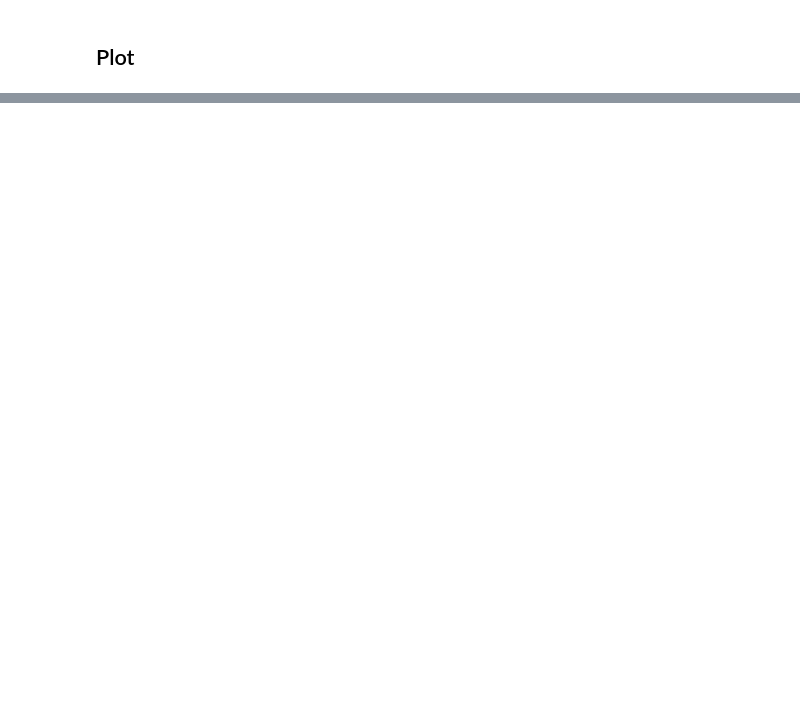
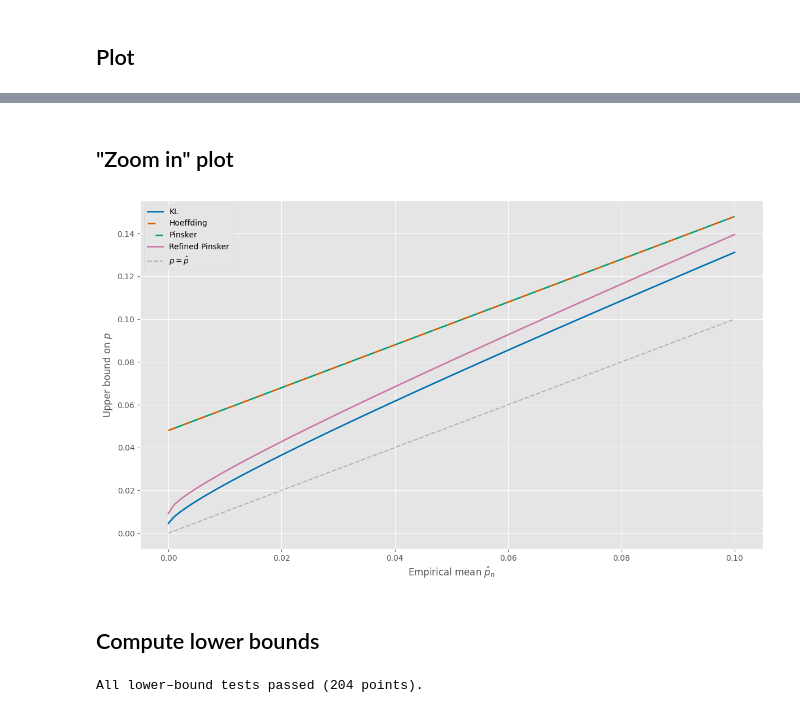
Before and after one commit to carsten-j/MLB, a Jupyter notebook: HA1/exercise2.3.ipynb, the cells around one changed output, grey strips where cells are left out. Saved outputs shown, nothing was run; the diff lists cells and outputs as text; code cells hidden in the pictures; blank space fills up the shorter version.

```diff
--- a/HA1/exercise2.3.ipynb
+++ b/HA1/exercise2.3.ipynb
@@ -134,0 +84,20 @@ plt.show()
+# %% [markdown]
+## "Zoom in" plot
+# %%
+plot_bounds(
+    p_hats[:101],
+    kl_upper[:101],
+    hoeffding_upper[:101],
+    hoeffding_upper[:101],
+    refined_pinsker[:101],
+    "zoomed_in_upper_bounds",
+    savefig=True,
+)
+# %% [output]
+[figure, added]
+# %% [markdown]
+## Compute lower bounds
+# %%
+mlb.test_lower_bounds()
+# %% [output]
+All lower–bound tests passed (204 points).
```
Also changed, not shown: parts of 12 cells of this notebook, 3 other files.
